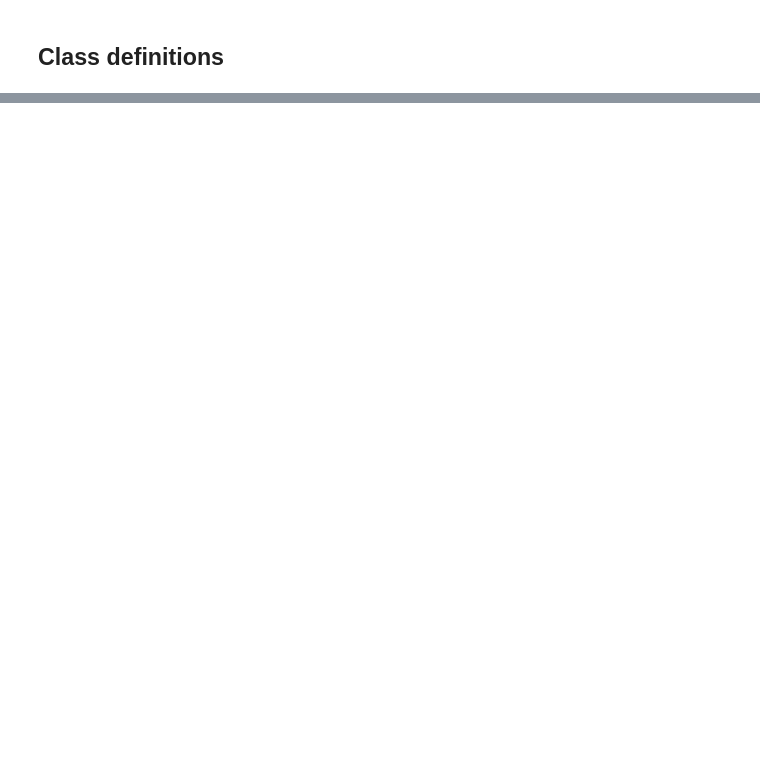
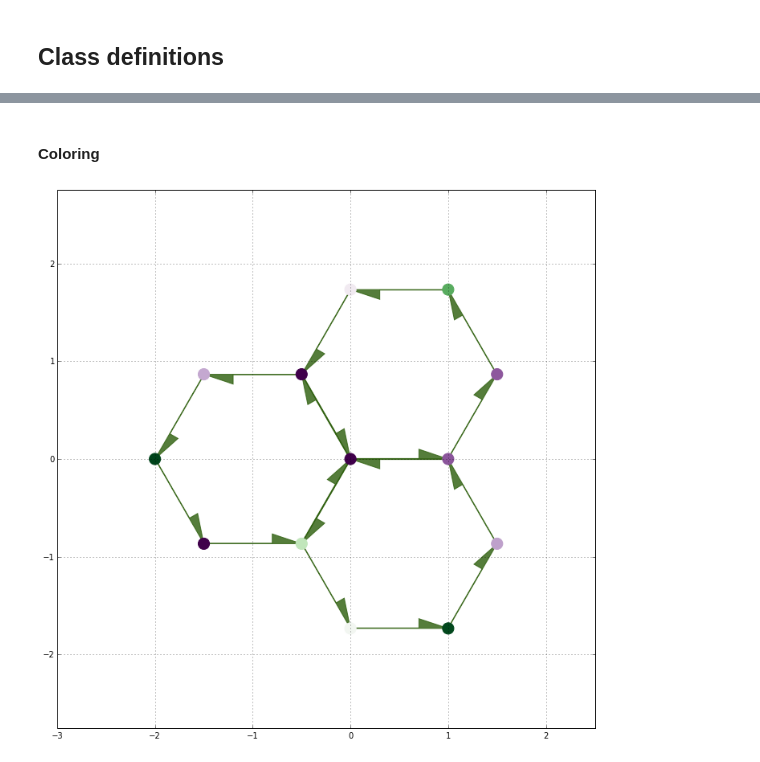
Before and after one commit to DamCB/tyssue, a Jupyter notebook: notebooks/core_architecture/Simulation structures and specification.ipynb, the cells around one changed output, grey strips where cells are left out. Cells and saved outputs as stored; diff of their text form; code cells hidden in the pictures; blank space fills up the shorter version.

```diff
--- a/notebooks/core_architecture/Simulation structures and specification.ipynb
+++ b/notebooks/core_architecture/Simulation structures and specification.ipynb
@@ -589,7 +625,9 @@ class JunctionEdge():
 # %%
-eptm = Epithelium('3cells_2D', cell_idx, jv_idx, je_idx,
+eptm = Epithelium('3cells_2D', points,
+                  cell_idx, jv_idx, je_idx,
                   cell_data, jv_data, je_data)
 
 cell = Cell(eptm, 0)
 jv = JunctionVertex(eptm, 0)
 je = JunctionEdge(eptm, (0, 1, 0))
+cell.jv_orbit()
@@ -597,0 +657,11 @@ je = JunctionEdge(eptm, (0, 1, 0))
+# %%
+edge_arrow_style = {'width':0.01,
+                    'length_includes_head':True,
+                    'shape':'right',
+                    'color':'#2b5d0a',
+                    'alpha':0.8,
+                   'zorder':1}
+
+points_style = {'s':100,
+                'c':'#000a4b',
+                'alpha':0.3, 'zorder':2}
@@ -597,0 +706,23 @@ je = JunctionEdge(eptm, (0, 1, 0))
+# %% [markdown]
+#### Coloring
+# %%
+new_pt_style = points_style.copy()
+
+## Let's add a column to eptm.jv_df
+eptm.jv_df['rand'] = np.random.normal(loc=0.5, scale=0.4,
+                                      size=eptm.jv_df.shape[0])
+
+cmap = plt.cm.get_cmap('PRGn')
+color_cmap = cmap(eptm.jv_df.rand)
+
+new_pt_style['color'] = color_cmap
+new_pt_style['alpha'] = 1
+new_pt_style['s'] = 200
+
+### TODO: doing the same to change the edge's style is less
+### trivial, as you have to cycle through the color sequence
+### within the `for e in eptm.je_idx` loop...
+# %%
+fig, ax = plt_eptm(eptm, coords, edge_arrow_style, new_pt_style)
+# %% [output]
+[figure, added]
```
Also changed, not shown: parts of 28 cells of this notebook.
